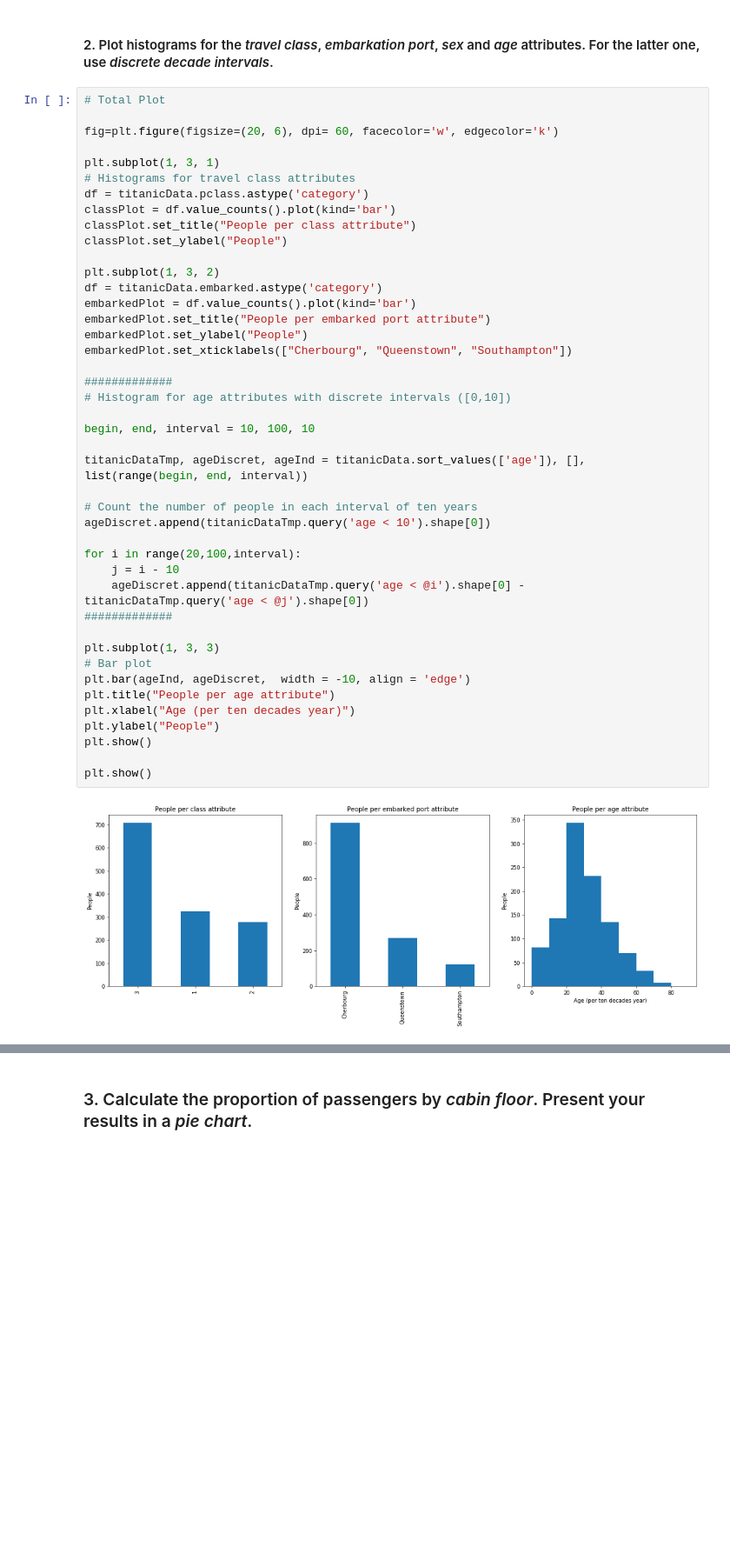
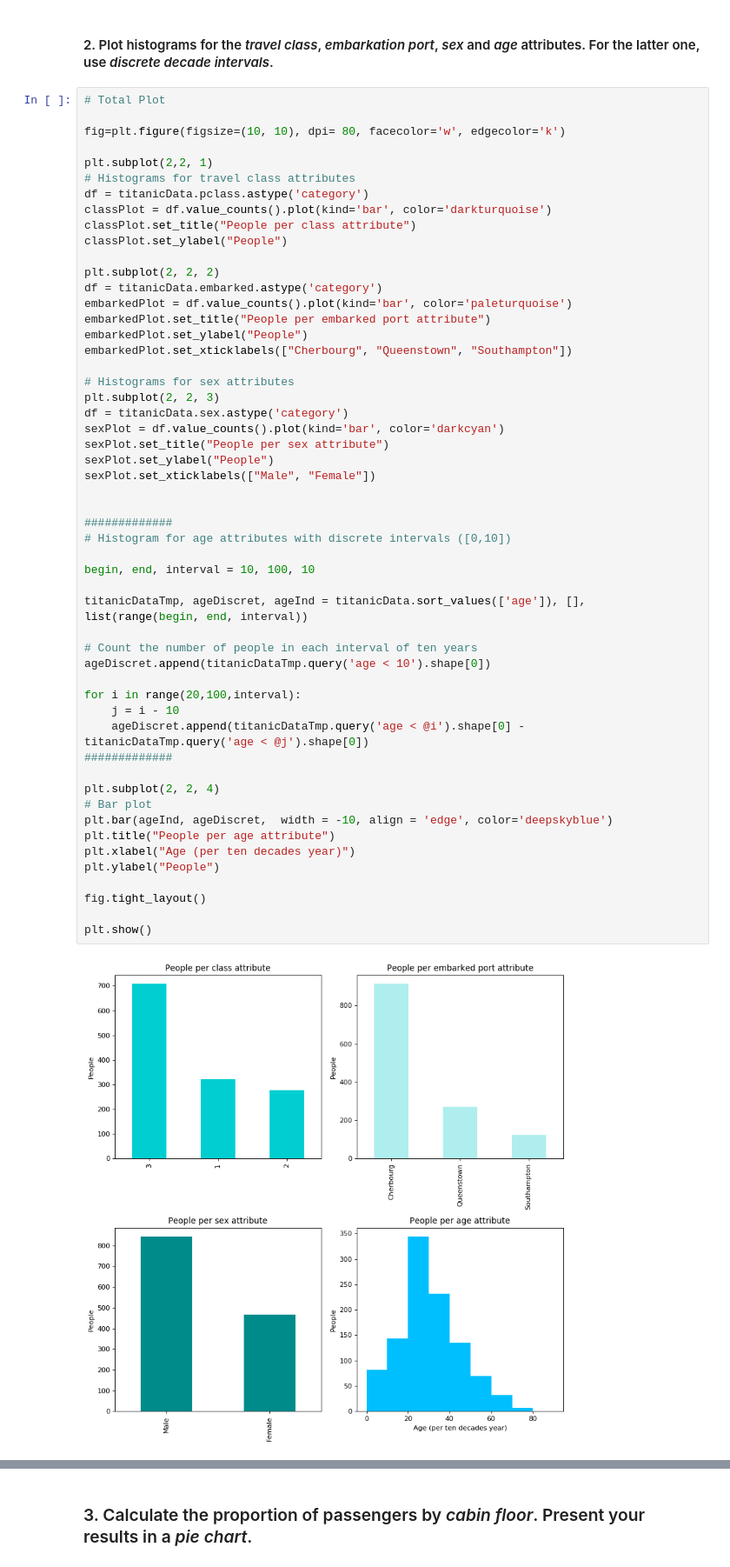
Before and after one commit to julied20/ada-2017, a Jupyter notebook: Homeworks/Homework01/Homework 1.ipynb, the cells around one changed output, grey strips where cells are left out. Shown at 87% size. Saved outputs shown, nothing was run; the diff lists cells and outputs as text; blank space fills up the shorter version.

```diff
--- a/Homeworks/Homework01/Homework 1.ipynb
+++ b/Homeworks/Homework01/Homework 1.ipynb
@@ -375,45 +367,55 @@ titanicData['sex'] = titanicData['sex'].replace('male', 1)
 # %%
 # Total Plot
 
-fig=plt.figure(figsize=(20, 6), dpi= 60, facecolor='w', edgecolor='k')
+fig=plt.figure(figsize=(10, 10), dpi= 80, facecolor='w', edgecolor='k')
 
-plt.subplot(1, 3, 1)
+plt.subplot(2,2, 1)
 # Histograms for travel class attributes
 df = titanicData.pclass.astype('category')
-classPlot = df.value_counts().plot(kind='bar')
+classPlot = df.value_counts().plot(kind='bar', color='darkturquoise')
 classPlot.set_title("People per class attribute")
 classPlot.set_ylabel("People")
 
-plt.subplot(1, 3, 2)
+plt.subplot(2, 2, 2)
 df = titanicData.embarked.astype('category')
-embarkedPlot = df.value_counts().plot(kind='bar')
+embarkedPlot = df.value_counts().plot(kind='bar', color='paleturquoise')
 embarkedPlot.set_title("People per embarked port attribute")
 embarkedPlot.set_ylabel("People")
 embarkedPlot.set_xticklabels(["Cherbourg", "Queenstown", "Southampton"])
+
+# Histograms for sex attributes
+plt.subplot(2, 2, 3)
+df = titanicData.sex.astype('category')
+sexPlot = df.value_counts().plot(kind='bar', color='darkcyan')
+sexPlot.set_title("People per sex attribute")
+sexPlot.set_ylabel("People")
+sexPlot.set_xticklabels(["Male", "Female"])
+
 
 #############
 # Histogram for age attributes with discrete intervals ([0,10])
 
 begin, end, interval = 10, 100, 10
 
 titanicDataTmp, ageDiscret, ageInd = titanicData.sort_values(['age']), [], list(range(begin, end, interval))
 
 # Count the number of people in each interval of ten years
 ageDiscret.append(titanicDataTmp.query('age < 10').shape[0])
 
 for i in range(20,100,interval):
     j = i - 10
     ageDiscret.append(titanicDataTmp.query('age < @i').shape[0] - titanicDataTmp.query('age < @j').shape[0])
 #############
 
-plt.subplot(1, 3, 3)
+plt.subplot(2, 2, 4)
 # Bar plot
-plt.bar(ageInd, ageDiscret,  width = -10, align = 'edge')
+plt.bar(ageInd, ageDiscret,  width = -10, align = 'edge', color='deepskyblue')
 plt.title("People per age attribute")
 plt.xlabel("Age (per ten decades year)")
 plt.ylabel("People")
-plt.show()
+
+fig.tight_layout()
 
 plt.show()
 # %% [output]
-[figure, old version]
+[figure, new version]
```
Also changed, not shown: parts of 15 cells of this notebook, 1 other file.
